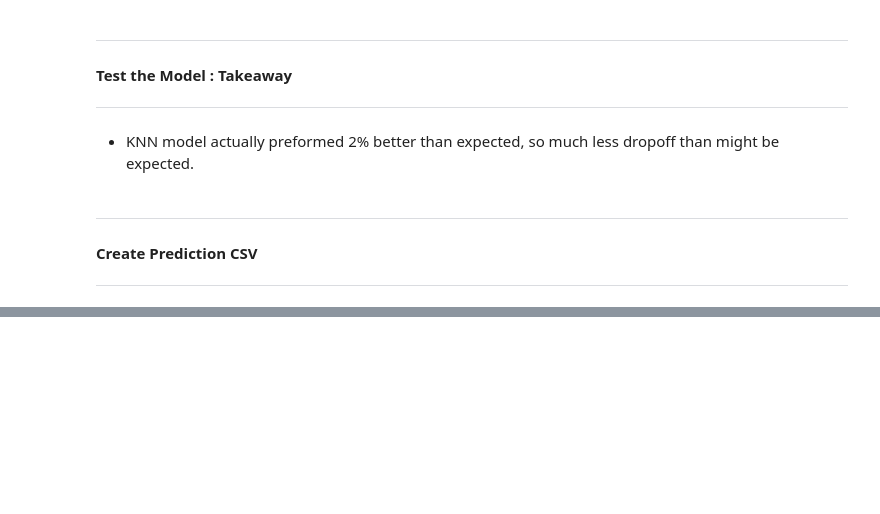
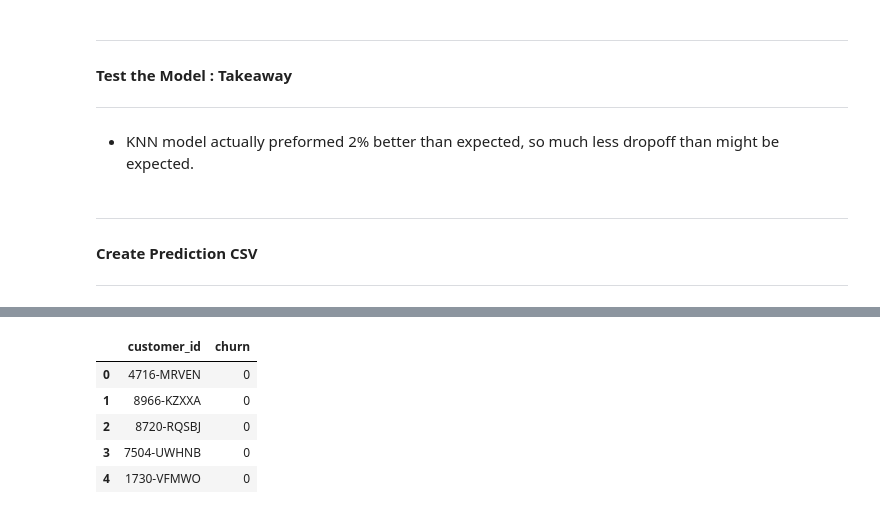
Before and after one commit to JenniferMLewis/Classification_Project_Part_1, a Jupyter notebook: final_report.ipynb, the cells around one changed output, grey strips where cells are left out. Drawn from its saved outputs; the diff is of its cells as text; code cells hidden in the pictures; blank space fills up the shorter version.

```diff
--- a/final_report.ipynb
+++ b/final_report.ipynb
@@ -289,0 +286,10 @@ df.head()
+# %%
+reset_test = reset_test[['customer_id', 'churn']]
+reset_test.head()
+# %% [output]
+|  | customer_id | churn |
+| 0 | 4716-MRVEN | 0 |
+| 1 | 8966-KZXXA | 0 |
+| 2 | 8720-RQSBJ | 0 |
+| 3 | 7504-UWHNB | 0 |
+| 4 | 1730-VFMWO | 0 |
```
Also changed, not shown: parts of 9 cells of this notebook.
